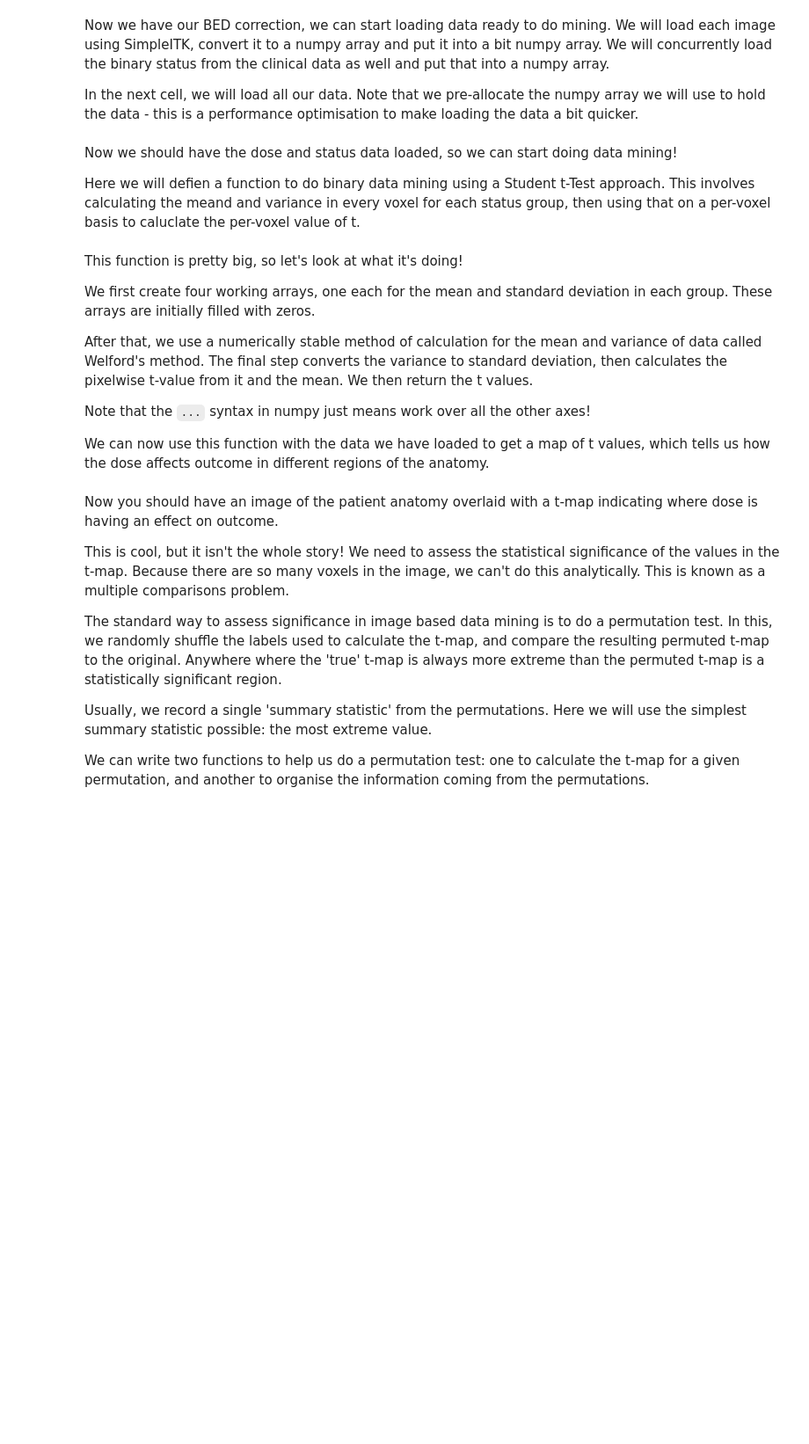
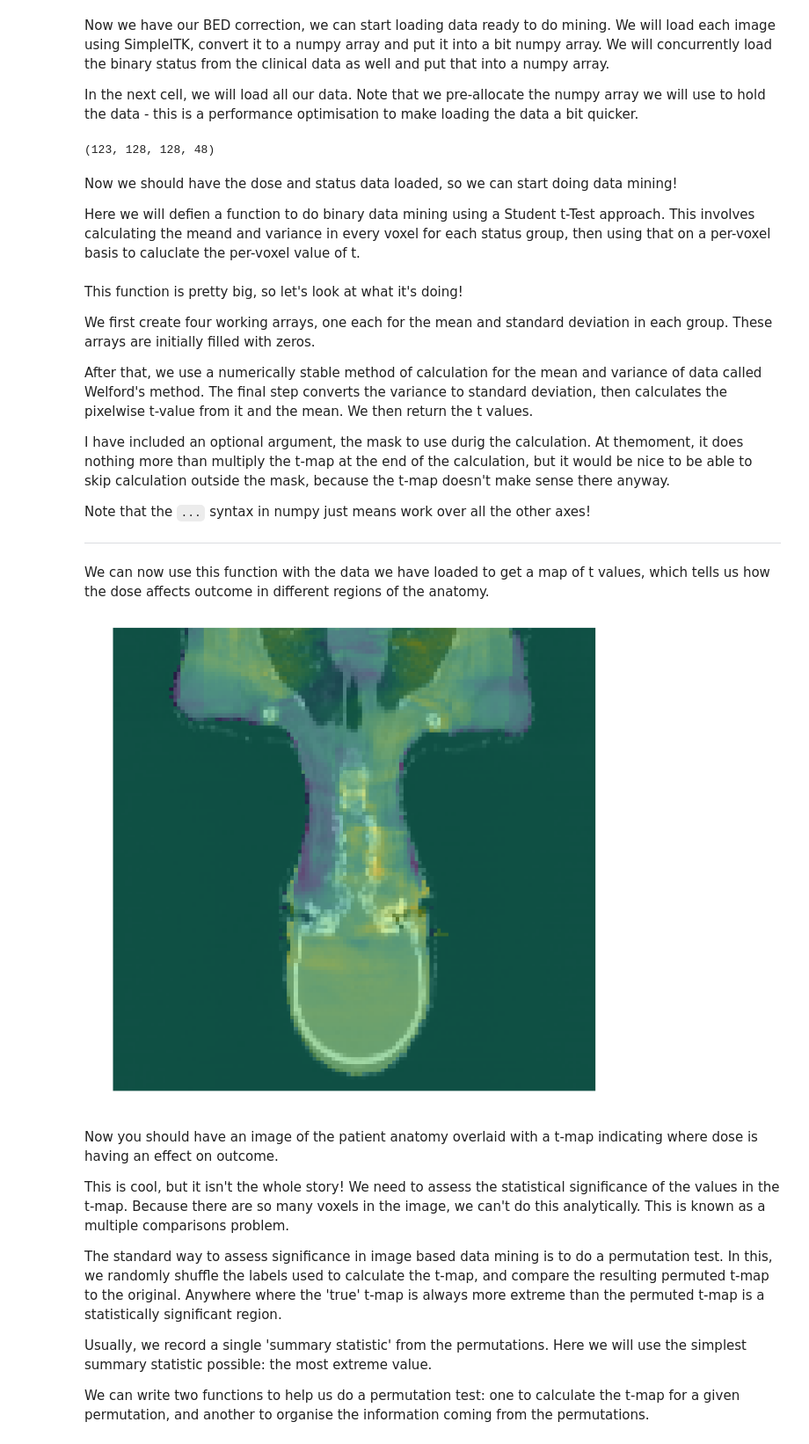
Before and after one commit to afg1/jedi-colombia-project-complete, a Jupyter notebook: ImageBasedDataMining.ipynb, the cells around one changed output. Shown at 88% size. Cells and saved outputs as stored; diff of their text form; code cells hidden in the pictures; blank space fills up the shorter version.

```diff
--- a/ImageBasedDataMining.ipynb
+++ b/ImageBasedDataMining.ipynb
@@ -126,28 +187,35 @@ Now we have our BED correction, we can start loading data ready to do mining. We
 In the next cell, we will load all our data. Note that we pre-allocate the numpy array we will use to hold the data - this is a performance optimisation to make loading the data a bit quicker.
 # %%
 dosesPath = "/data/registeredDoses"
+availableDoses = ["HNSCC-01-{0}".format(a.split('.')[0]) for a in os.listdir(dosesPath)]
+
+availablePatientsMask = selectedPatients['ID'].isin(availableDoses)
+probeDose = sitk.GetArrayFromImage(sitk.ReadImage(os.path.join(dosesPath, "{0:04d}.nii".format(int(2)))))
+
+availablePatients = selectedPatients.loc[availablePatientsMask]
+len(availablePatients)
 
 
-probeDose = sitk.GetArrayFromImage(sitk.ReadImage(os.path.join(dosesPath, "{0:04d}.nii".format(int(2)))))
-print(probeDose.shape)
-len(selectedPatients)
 
-doseArray = np.zeros((*probeDose.shape, len(selectedPatients)))
-statusArray = np.zeros((len(selectedPatients),1))
+doseArray = np.zeros((*probeDose.shape, len(availablePatients)))
+statusArray = np.zeros((len(availablePatients),1))
 
 print(doseArray.shape)
 
 
 n = 0
-for idx, pt in selectedPatients.iterrows():
+for idx, pt in availablePatients.iterrows():
     doseArray[...,n] = pt.BEDfactor * sitk.GetArrayFromImage(sitk.ReadImage(os.path.join(dosesPath, "{0}.nii".format(pt.ID.split("-")[-1]))))
+    statusArray[n] = int(pt.Status == "Dead")
     n += 1
+# %% [output]
+(123, 128, 128, 48)
 # %% [markdown]
 Now we should have the dose and status data loaded, so we can start doing data mining!
 
 Here we will defien a function to do binary data mining using a Student t-Test approach. This involves calculating the meand and variance in every voxel for each status group, then using that on a per-voxel basis to caluclate the per-voxel value of t.
 # %%
-def imagesTTest(doseData, statuses):
+def imagesTTest(doseData, statuses, mask=None):
     """
     Calculate a per-voxel t statistic between two images. Uses Welford's method to calculate mean and variance.
     NB: there is a tricky little bit at the end. Welford's method requires dividing by N to get variance, the T-test
@@ -190,7 +258,8 @@ def imagesTTest(doseData, statuses):
     noEventStd /= (nonEventCount**2)
 
     Tvalues = np.divide((eventMean - noEventMean), np.sqrt(eventStd + noEventStd))
-
+    if mask is not None:
+        Tvalues *= mask.astype(np.float64)
     return Tvalues
 # %% [markdown]
 This function is pretty big, so let's look at what it's doing!
@@ -199,21 +268,26 @@ We first create four working arrays, one each for the mean and standard deviatio
 
 After that, we use a numerically stable method of calculation for the mean and variance of data called Welford's method. The final step converts the variance to standard deviation, then calculates the pixelwise t-value from it and the mean. We then return the t values.
 
+I have included an optional argument, the mask to use durig the calculation. At themoment, it does nothing more than multiply the t-map at the end of the calculation, but it would be nice to be able to skip calculation outside the mask, because the t-map doesn't make sense there anyway.
+
 Note that the `...` syntax in numpy just means work over all the other axes!
 
-
+---
 
 We can now use this function with the data we have loaded to get a map of t values, which tells us how the dose affects outcome in different regions of the anatomy.
 # %%
-# tMap = imagesTTest(doseArray, statusArray)
+mask = sitk.GetArrayFromImage(sitk.ReadImage("/data/0002_mask_ds.nii")).astype(np.int16)
 
-referenceAnatomy = sitk.GetArrayFromImage(sitk.ReadImage("/data/downsampledCTs/0001.nii"))
-tMap = np.random.uniform(size=referenceAnatomy.shape)
+tMap = imagesTTest(doseArray, statusArray, mask=mask)
+
+referenceAnatomy = sitk.GetArrayFromImage(sitk.ReadImage("/data/downsampledCTs/0002.nii"))
 
 fig = plt.figure(figsize=(10,10))
-anatomy = plt.imshow(referenceAnatomy[50,...], cmap='Greys_r')
-tMapOverlay = plt.imshow(tMap[50,...], alpha=0.5)
+anatomy = plt.imshow(referenceAnatomy[:,64,...], cmap='Greys_r')
+tMapOverlay = plt.imshow(tMap[:,64,...], alpha=0.5)
 _ = plt.axis('off')
+# %% [output]
+[figure, added]
 # %% [markdown]
 Now you should have an image of the patient anatomy overlaid with a t-map indicating where dose is having an effect on outcome.
 
```
Also changed, not shown: parts of 15 cells of this notebook.
